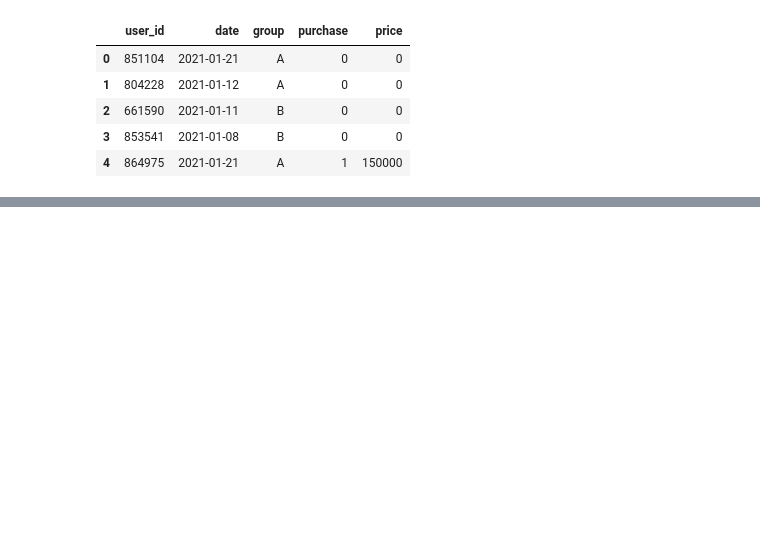
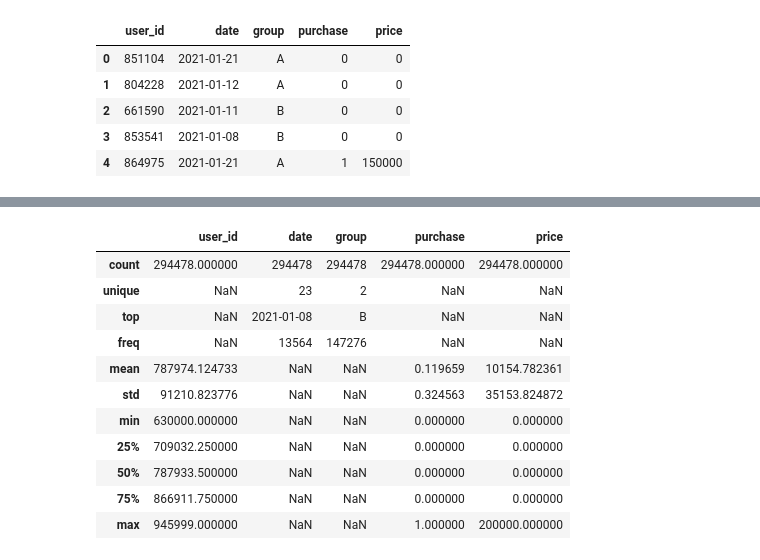
Before and after one commit to step4k777/travel-agency-ab-test, a Jupyter notebook: travel-agency-ab-test.ipynb, the cells around one changed output, grey strips where cells are left out. Cells and saved outputs as stored; diff of their text form; code cells hidden in the pictures; blank space fills up the shorter version.

```diff
--- a/travel-agency-ab-test.ipynb
+++ b/travel-agency-ab-test.ipynb
@@ -23,0 +39,15 @@ df.head()
+# %%
+df.describe(include='all')
+# %% [output]
+|  | user_id | date | group | purchase | price |
+| count | 294478.000000 | 294478 | 294478 | 294478.000000 | 294478.000000 |
+| unique | NaN | 23 | 2 | NaN | NaN |
+| top | NaN | 2021-01-08 | B | NaN | NaN |
+| freq | NaN | 13564 | 147276 | NaN | NaN |
+| mean | 787974.124733 | NaN | NaN | 0.119659 | 10154.782361 |
+| std | 91210.823776 | NaN | NaN | 0.324563 | 35153.824872 |
+| min | 630000.000000 | NaN | NaN | 0.000000 | 0.000000 |
+| 25% | 709032.250000 | NaN | NaN | 0.000000 | 0.000000 |
+| 50% | 787933.500000 | NaN | NaN | 0.000000 | 0.000000 |
+| 75% | 866911.750000 | NaN | NaN | 0.000000 | 0.000000 |
+| max | 945999.000000 | NaN | NaN | 1.000000 | 200000.000000 |
```
Also changed, not shown: parts of 37 cells of this notebook, 2 other files.
